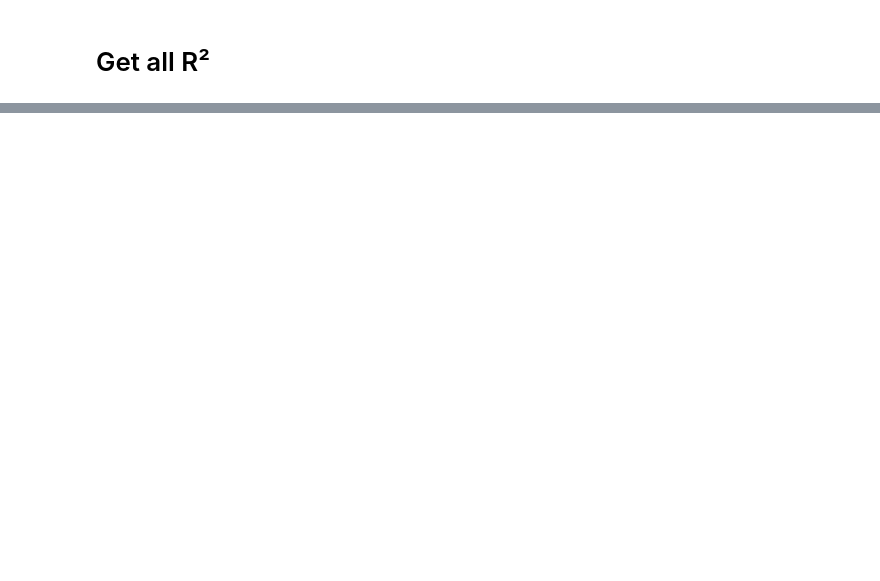
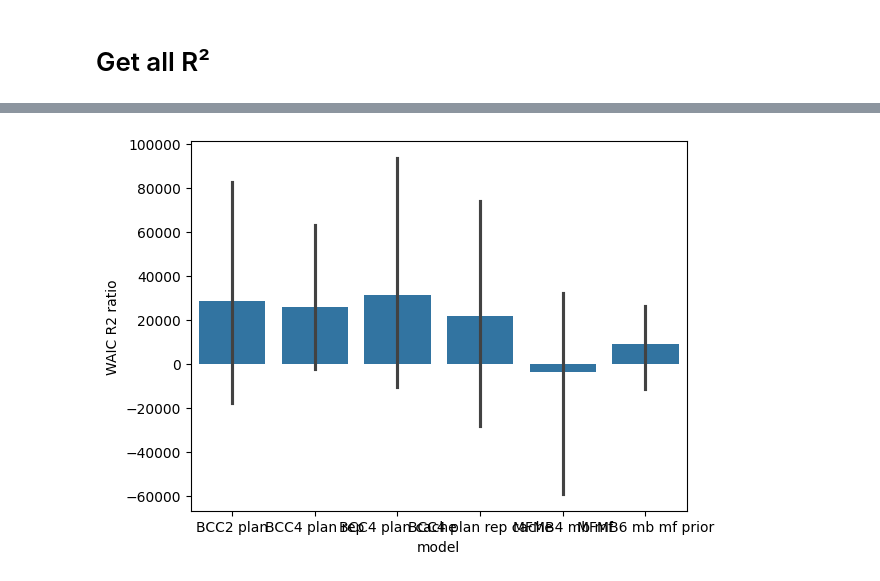
Before and after one commit to SSchwoebel/TwoStageStrategies, a Jupyter notebook: FeherDaSilva_data/magic_carpet/8c_model_comparison_all.ipynb, the cells around one changed output, grey strips where cells are left out. Drawn from its saved outputs; the diff is of its cells as text; code cells hidden in the pictures; blank space fills up the shorter version.

```diff
--- a/FeherDaSilva_data/magic_carpet/8c_model_comparison_all.ipynb
+++ b/FeherDaSilva_data/magic_carpet/8c_model_comparison_all.ipynb
@@ -1178,0 +1229,6 @@ plt.show()
+# %%
+plt.figure()
+sns.barplot(data=waic_R2_ratio_df, y="WAIC R2 ratio", x="model")
+plt.show()
+# %% [output]
+[figure, added]
```
Also changed, not shown: parts of 38 cells of this notebook, 46 other files.
